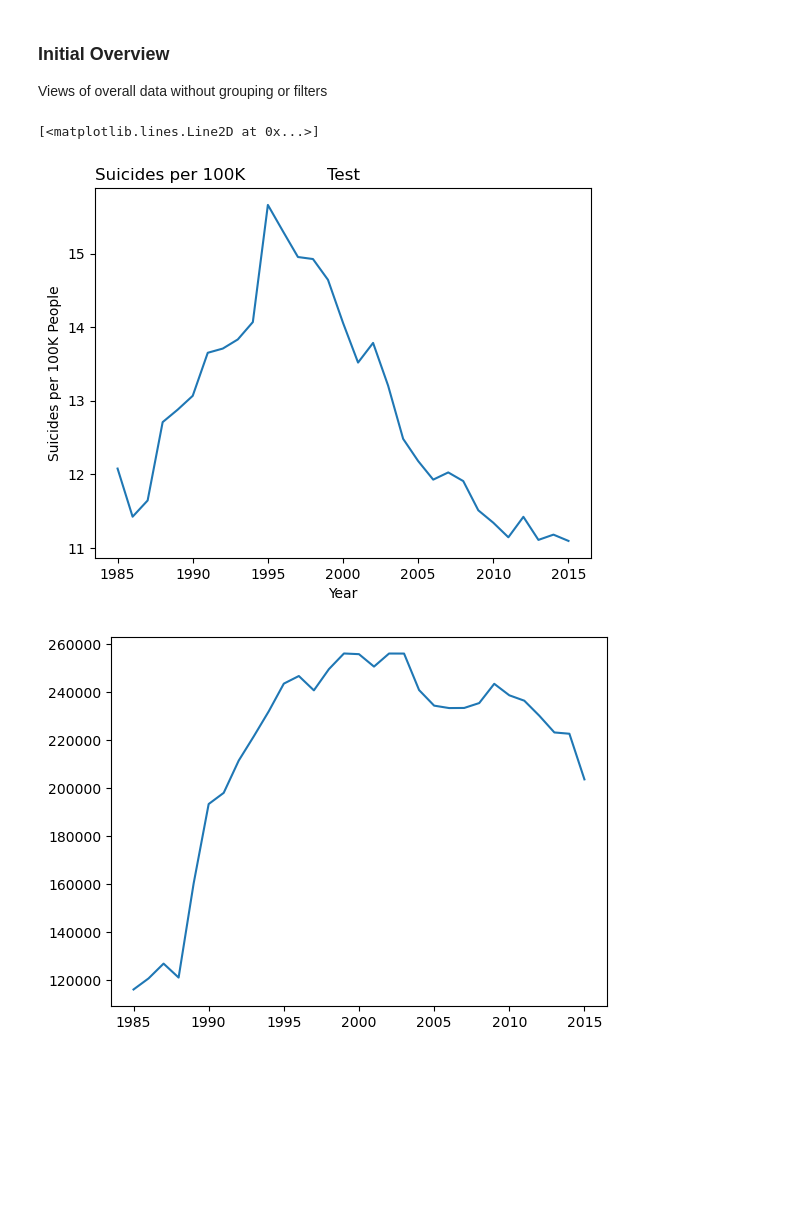
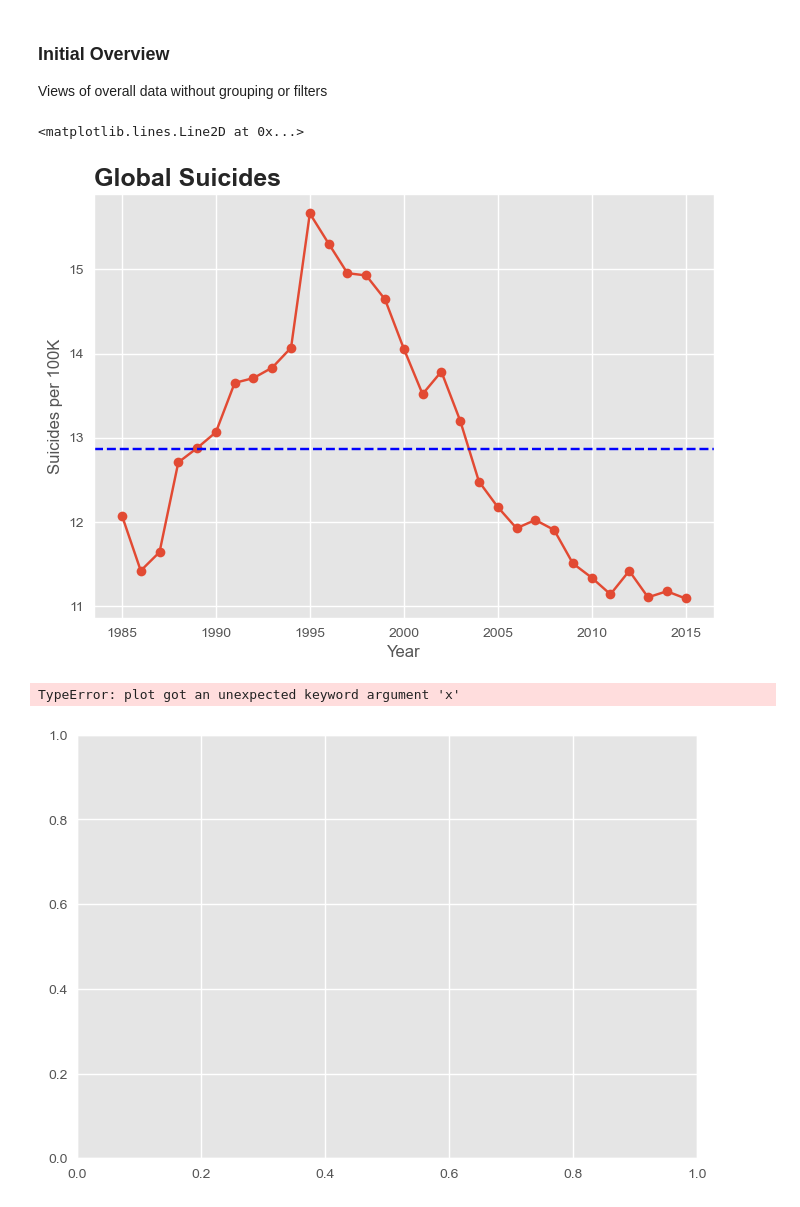
Before and after one commit to JaimeVRodriguez/suicide_rates_eda, a Jupyter notebook: notebooks/suicide_rate_eda.ipynb, the cells around one changed output. Drawn from its saved outputs; the diff is of its cells as text; code cells hidden in the pictures; blank space fills up the shorter version.

Commit message:
start male-female chart

```diff
--- a/notebooks/suicide_rate_eda.ipynb
+++ b/notebooks/suicide_rate_eda.ipynb
@@ -75,23 +78,30 @@ data.tail(200)
 ### Initial Overview
 Views of overall data without grouping or filters
 # %%
+plt.style.use('ggplot')
+
 per_100_annual_rate = data['Suicides_per_100K'].groupby(data.Year).mean()
-annual_count = data['Suicides'].groupby(data.Year).sum()
-
-fig, ax = plt.subplots()
-
-ax.set_title('Suicides per 100K', loc='left')
-ax.set_title('Test')
-
-ax.plot(per_100_annual_rate.index, per_100_annual_rate.values)
-ax.set_xlabel('Year')
-ax.set_ylabel('Suicides per 100K People')
+average_per_100_annual = data['Suicides_per_100K'].sum() / data['Suicides_per_100K'].count()
 
 
 fig, ax = plt.subplots()
+ax.plot(per_100_annual_rate.index, per_100_annual_rate.values, marker='o')
 
-ax.plot(annual_count.index, annual_count.values)
+ax.set_title('Global Suicides', loc='left', fontsize=18, fontweight='bold')
+ax.set_xlabel('Year')
+ax.set_ylabel('Suicides per 100K')
+
+ax.axhline(average_per_100_annual, linestyle='--', color='blue')
 # %% [output]
-[<matplotlib.lines.Line2D at 0x...>]
+<matplotlib.lines.Line2D at 0x...>
-[figure, old version]
+[figure, new version]
-[figure, removed]
+# %%
+male_female = data.groupby(["Year", "Sex"]).agg("mean").reset_index()
+male_female
+
+fig, ax = plt.subplots()
+
+ax.plot(x=['Year', 'Sex'], y='Suicides_per_100K')
+# %% [output]
+TypeError: plot got an unexpected keyword argument 'x'
+[figure, added]
```
Also changed, not shown: parts of 1 cell of this notebook, 4 other files.
